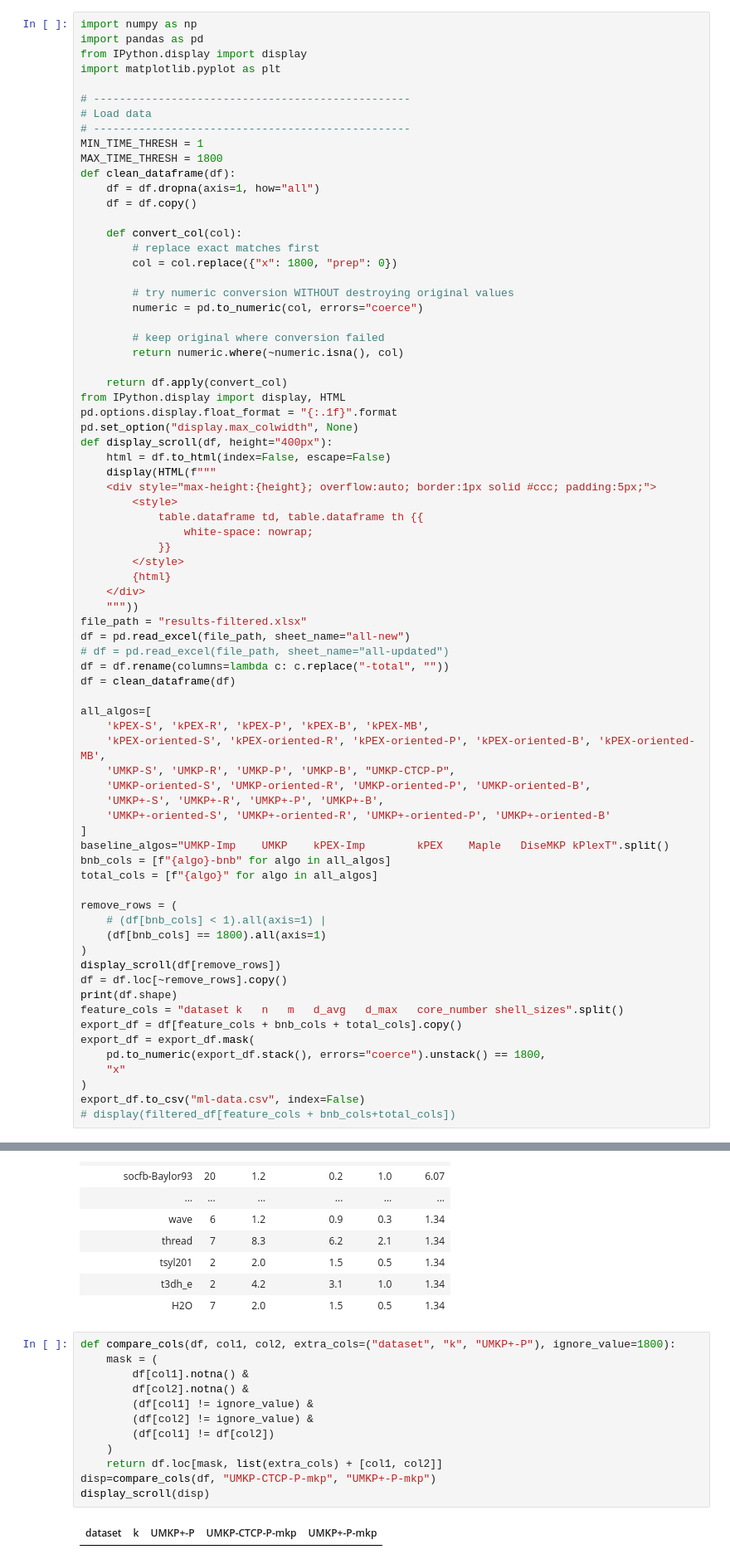
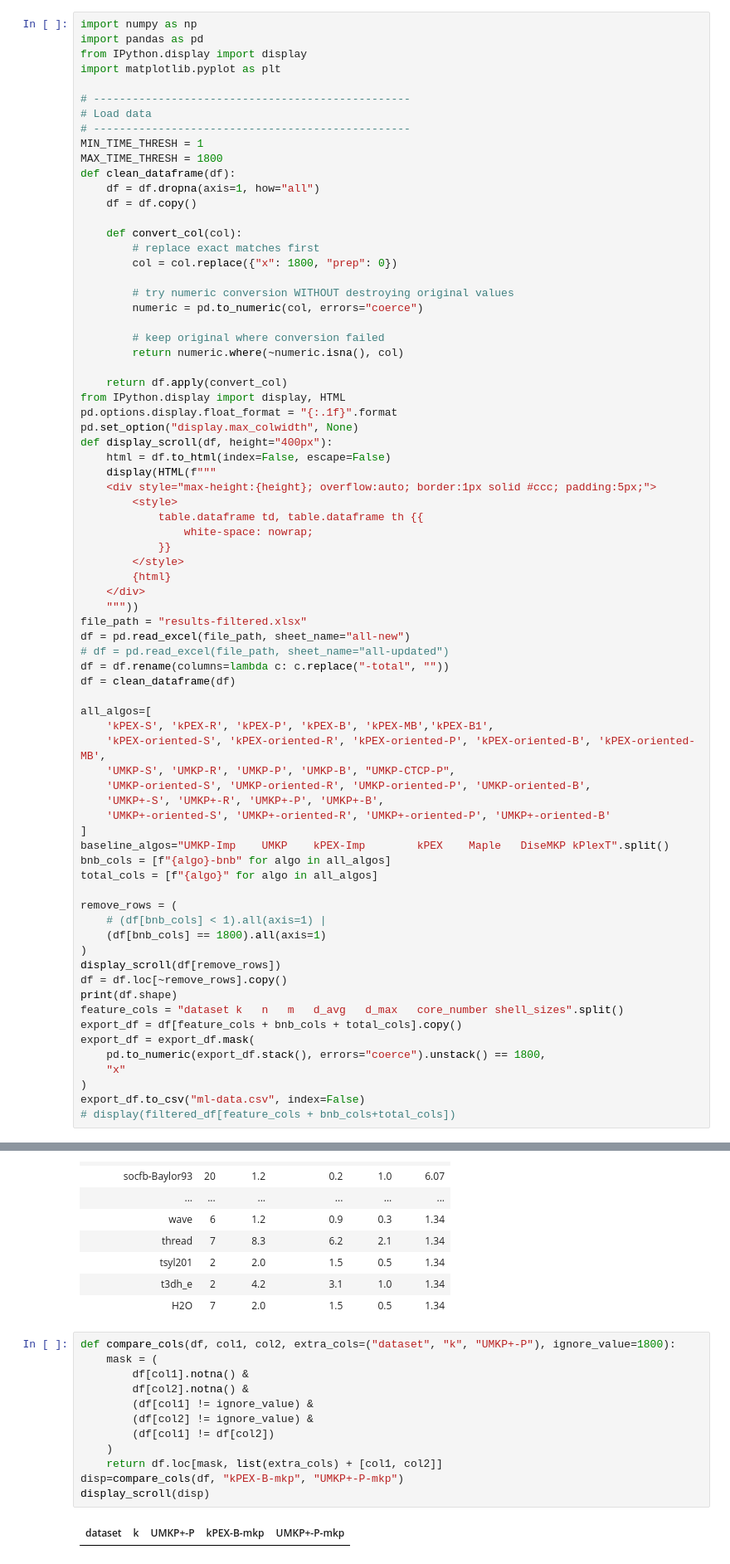
Before and after one commit to akhlaqueak/kplex-ML, a Jupyter notebook: notebooks/entire-data-algos.ipynb, the cells around one changed output, grey strips where cells are left out. Shown at 83% size. Drawn from its saved outputs; the diff is of its cells as text.

```diff
--- a/notebooks/entire-data-algos.ipynb
+++ b/notebooks/entire-data-algos.ipynb
@@ -46,7 +46,7 @@ df = df.rename(columns=lambda c: c.replace("-total", ""))
 df = clean_dataframe(df)
 
 all_algos=[
-    'kPEX-S', 'kPEX-R', 'kPEX-P', 'kPEX-B', 'kPEX-MB',
+    'kPEX-S', 'kPEX-R', 'kPEX-P', 'kPEX-B', 'kPEX-MB','kPEX-B1',
     'kPEX-oriented-S', 'kPEX-oriented-R', 'kPEX-oriented-P', 'kPEX-oriented-B', 'kPEX-oriented-MB',
     'UMKP-S', 'UMKP-R', 'UMKP-P', 'UMKP-B', "UMKP-CTCP-P",
     'UMKP-oriented-S', 'UMKP-oriented-R', 'UMKP-oriented-P', 'UMKP-oriented-B',
@@ -759,17 +775,17 @@ UMKP-CTCP-P faster rows: 1622
 # %%
 def compare_cols(df, col1, col2, extra_cols=("dataset", "k", "UMKP+-P"), ignore_value=1800):
     mask = (
         df[col1].notna() &
         df[col2].notna() &
         (df[col1] != ignore_value) &
         (df[col2] != ignore_value) &
         (df[col1] != df[col2])
     )
     return df.loc[mask, list(extra_cols) + [col1, col2]]
-disp=compare_cols(df, "UMKP-CTCP-P-mkp", "UMKP+-P-mkp")
+disp=compare_cols(df, "kPEX-B-mkp", "UMKP+-P-mkp")
 display_scroll(disp)
 # %% [output]
-| dataset | k | UMKP+-P | UMKP-CTCP-P-mkp | UMKP+-P-mkp |
+| dataset | k | UMKP+-P | kPEX-B-mkp | UMKP+-P-mkp |
 # %% [markdown]
 # Export best vs second best
 # %% [markdown]
```
Also changed, not shown: parts of 6 cells of this notebook, 16 other files.
